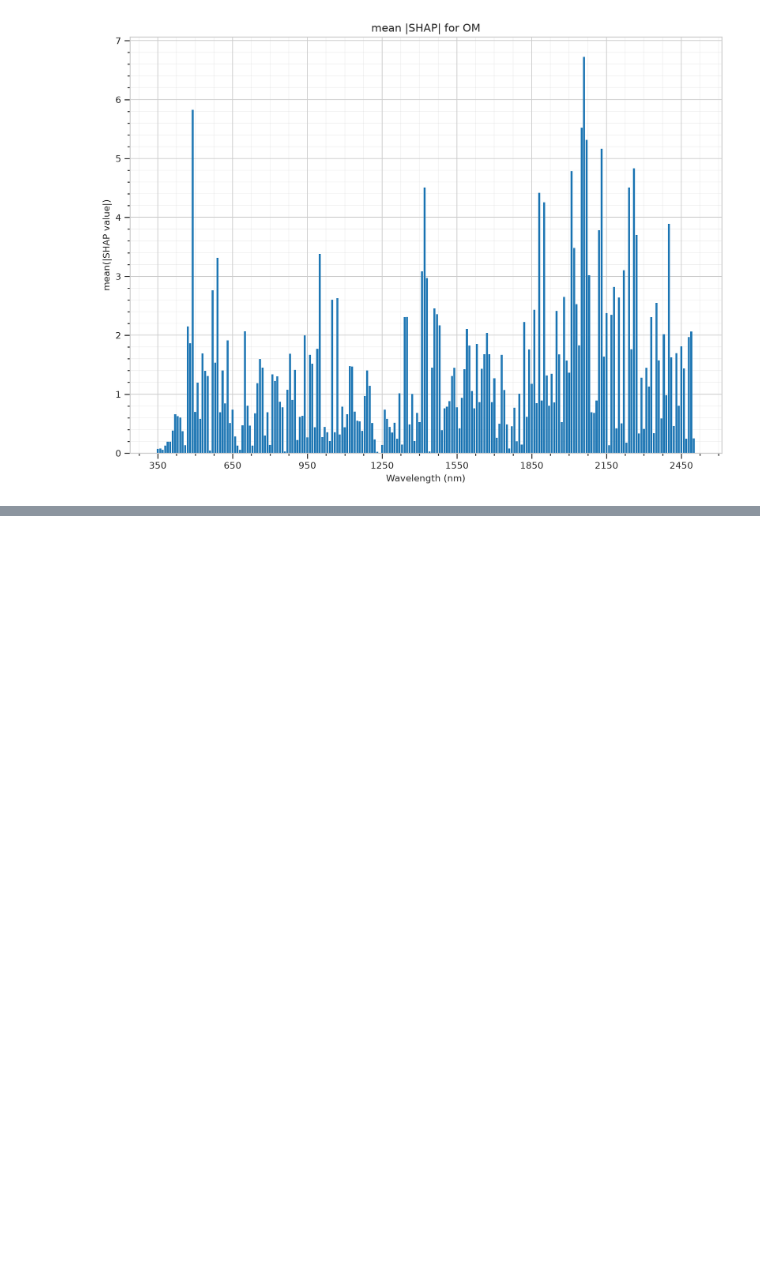
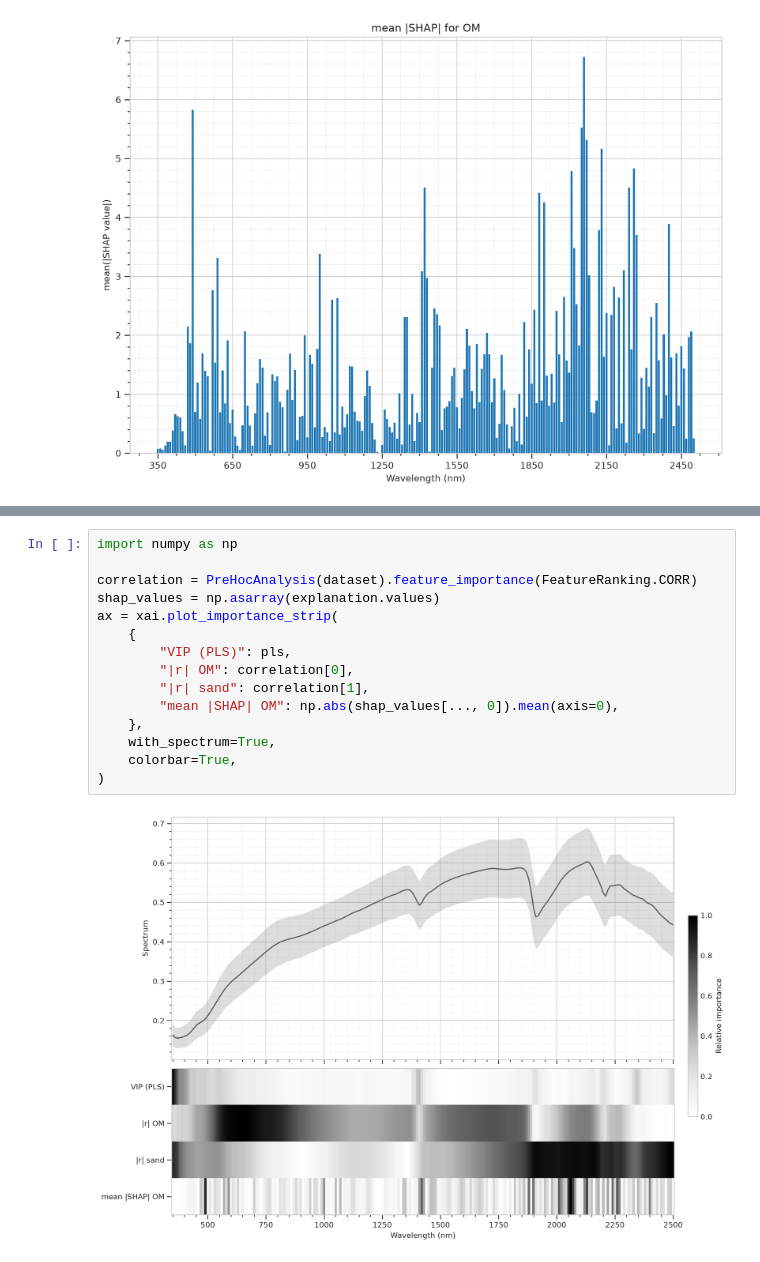
Before and after one commit to tsakiridis/spectra-xai, a Jupyter notebook: examples/modelInterpretability.ipynb, the cells around one changed output, grey strips where cells are left out. Saved outputs shown, nothing was run; the diff lists cells and outputs as text; blank space fills up the shorter version.

```diff
--- a/examples/modelInterpretability.ipynb
+++ b/examples/modelInterpretability.ipynb
@@ -164,0 +169,17 @@ Text(0.5, 1.0, 'mean |SHAP| for OM')
+# %%
+import numpy as np
+
+correlation = PreHocAnalysis(dataset).feature_importance(FeatureRanking.CORR)
+shap_values = np.asarray(explanation.values)
+ax = xai.plot_importance_strip(
+    {
+        "VIP (PLS)": pls,
+        "|r| OM": correlation[0],
+        "|r| sand": correlation[1],
+        "mean |SHAP| OM": np.abs(shap_values[..., 0]).mean(axis=0),
+    },
+    with_spectrum=True,
+    colorbar=True,
+)
+# %% [output]
+[figure, added]
```
Also changed, not shown: parts of 4 cells of this notebook, 9 other files.
